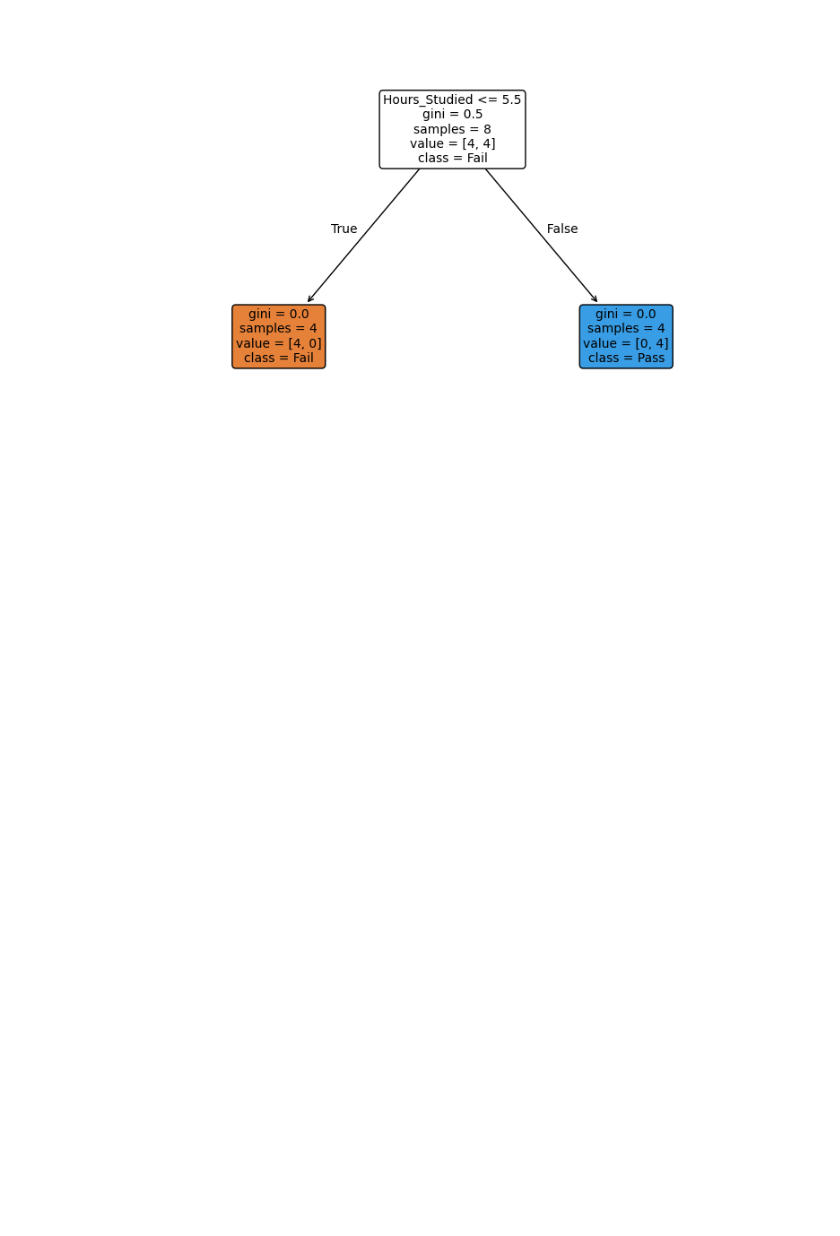
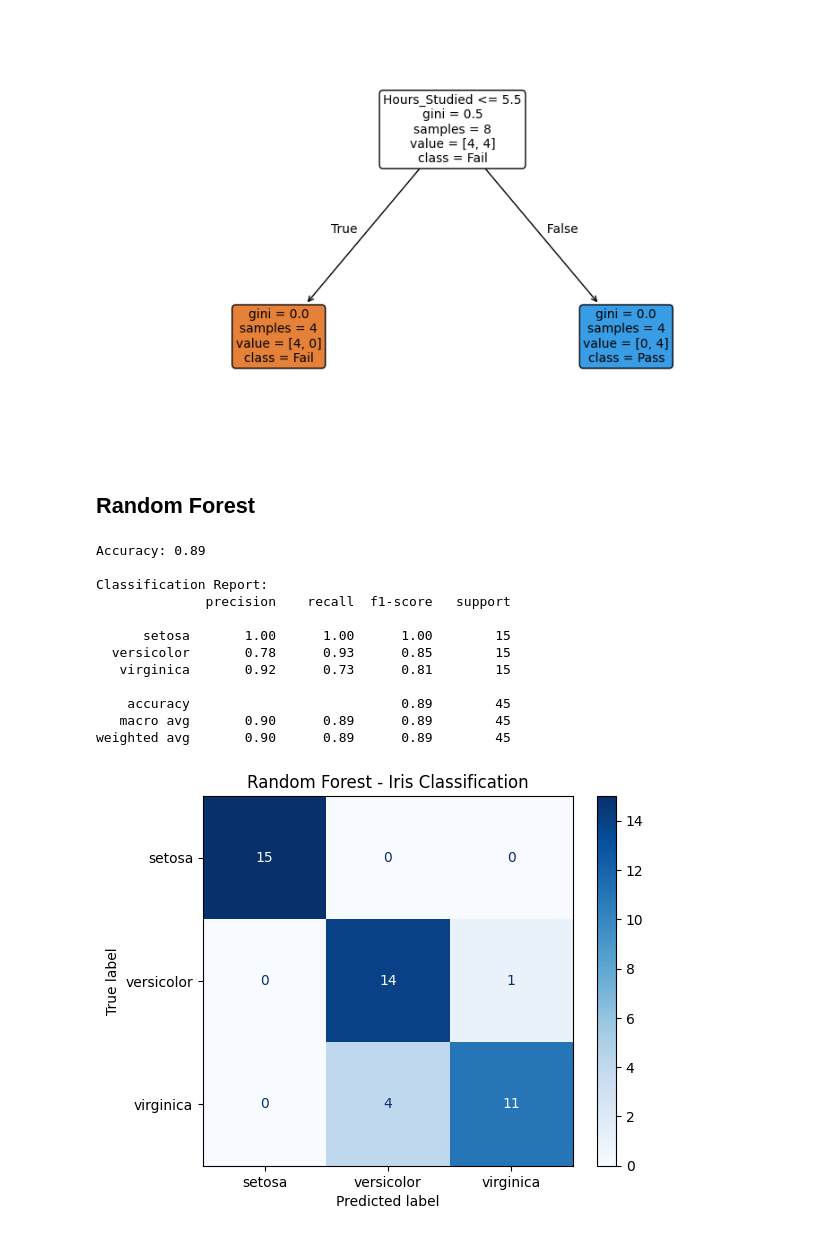
Before and after one commit to tekraj/kdd-and-data-science, a Jupyter notebook: labs/week3/bayes-decisiontree-classifier.ipynb, the cells around one changed output. Drawn from its saved outputs; the diff is of its cells as text; code cells hidden in the pictures; blank space fills up the shorter version.

```diff
--- a/labs/week3/bayes-decisiontree-classifier.ipynb
+++ b/labs/week3/bayes-decisiontree-classifier.ipynb
@@ -511,3 +510,52 @@ plt.show()
 # %% [output]
 Prediction for 7 hours study and 75% attendance: PASS
 [figure]
+# %% [markdown]
+## Random Forest
+# %%
+from sklearn.datasets import load_iris
+from sklearn.ensemble import RandomForestClassifier
+from sklearn.model_selection import train_test_split
+from sklearn.metrics import accuracy_score, classification_report, ConfusionMatrixDisplay
+import matplotlib.pyplot as plt
+
+# Load data
+iris = load_iris()
+X = iris.data
+y = iris.target
+
+# Train/test split
+X_train, X_test, y_train, y_test = train_test_split(
+    X, y, test_size=0.3, random_state=42, stratify=y
+)
+
+# Build and train model
+rf_model = RandomForestClassifier(n_estimators=100, random_state=42)
+rf_model.fit(X_train, y_train)
+
+# Predict and evaluate
+y_pred = rf_model.predict(X_test)
+print(f"Accuracy: {accuracy_score(y_test, y_pred):.2f}")
+print("\nClassification Report:")
+print(classification_report(y_test, y_pred, target_names=iris.target_names))
+
+# Confusion matrix plot
+ConfusionMatrixDisplay.from_predictions(
+    y_test, y_pred, display_labels=iris.target_names, cmap="Blues"
+ )
+plt.title("Random Forest - Iris Classification")
+plt.show()
+# %% [output]
+Accuracy: 0.89
+
+Classification Report:
+              precision    recall  f1-score   support
+
+      setosa       1.00      1.00      1.00        15
+  versicolor       0.78      0.93      0.85        15
+   virginica       0.92      0.73      0.81        15
+
+    accuracy                           0.89        45
+   macro avg       0.90      0.89      0.89        45
+weighted avg       0.90      0.89      0.89        45
+[figure, added]
```
Also changed, not shown: parts of 1 cell of this notebook, 3 other files.
